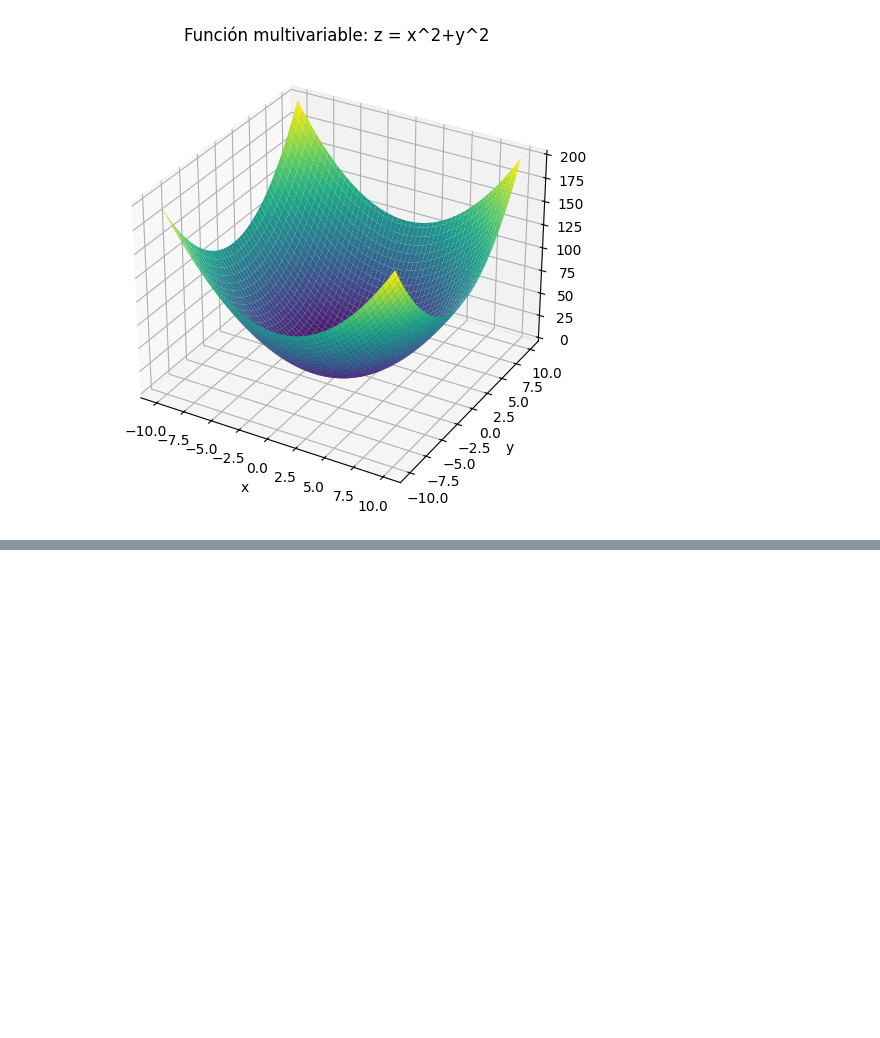
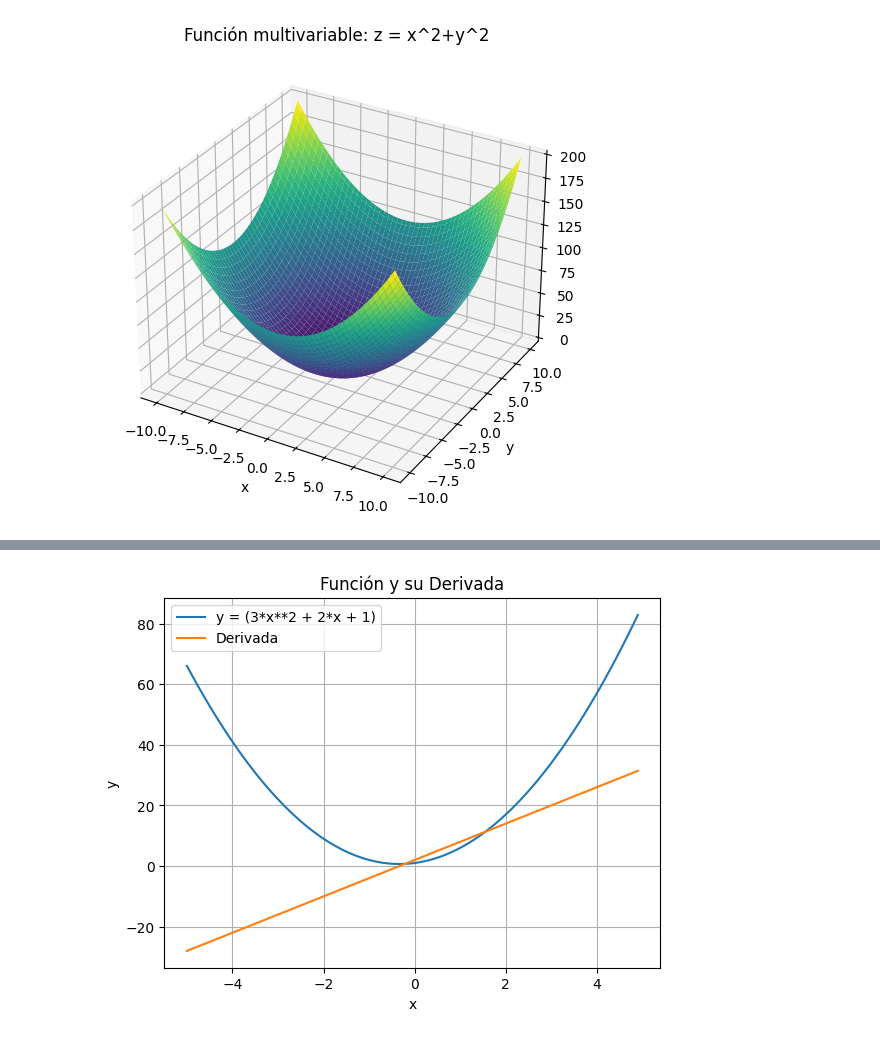
Before and after one commit to NaTHuber/exploration-notes, a Jupyter notebook: learning-notebooks/funcion-derivada-descenso-del-gradiente.ipynb, the cells around one changed output, grey strips where cells are left out. Cells and saved outputs as stored; diff of their text form; code cells hidden in the pictures; blank space fills up the shorter version.

Commit message:
Se añade info de la derivada al notebook

```diff
--- a/learning-notebooks/funcion-derivada-descenso-del-gradiente.ipynb
+++ b/learning-notebooks/funcion-derivada-descenso-del-gradiente.ipynb
@@ -111,0 +202,29 @@ plt.show()
+# %%
+# Dominio de la función
+x = torch.arange(-5,5,0.1, requires_grad=True)
+
+# Definir la función
+y = (3*x**2 + 2*x + 1)
+
+# Calcular la derivada usando backward
+y.backward(torch.ones_like(x)) # Se usa un tensor de unos como gradiente inicial
+
+# Obtener la derivada
+derivada = x.grad
+
+# Convertir a numpy para graficar
+dominio_np = x.detach().numpy()
+y_np = y.detach().numpy()
+derivada_np = derivada.detach().numpy()
+
+# Graficar la función y su derivada
+plt.plot(dominio_np, y_np, label='y = (3*x**2 + 2*x + 1)')
+plt.plot(dominio_np, derivada_np, label='Derivada')
+plt.xlabel('x')
+plt.ylabel('y')
+plt.title('Función y su Derivada')
+plt.legend()
+plt.grid(True)
+plt.show()
+# %% [output]
+[figure, added]
```
Also changed, not shown: parts of 2 cells of this notebook.
